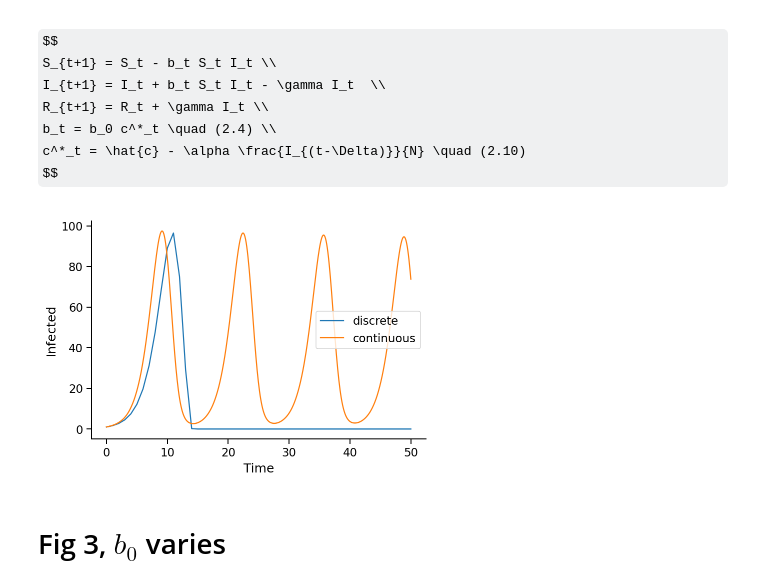
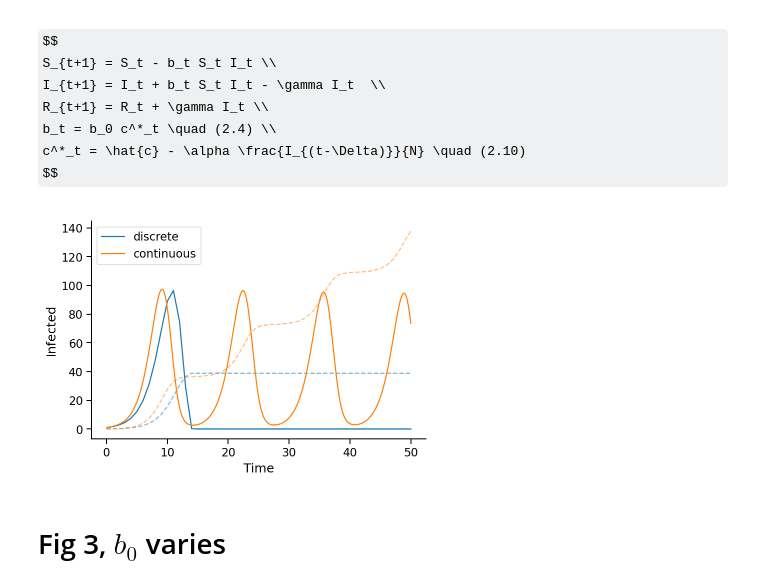
Before and after one commit to yoavram/SanJose, a Jupyter notebook: notebooks/model-SIR.ipynb, the cells around one changed output. Cells and saved outputs as stored; diff of their text form; code cells hidden in the pictures; some formulas as TeX source.

Commit message:
follow R and annotate R[-1] on plot

```diff
--- a/notebooks/model-SIR.ipynb
+++ b/notebooks/model-SIR.ipynb
@@ -81,40 +84,45 @@ def f(St, It, IΔ, N, b0, γ, c_hat, α1, α2, min0=False, maxN=False):
         St1[St1 > N] = N
         It1[It1 > N] = N
     return St1, It1
 
 def det_dis_simulation(I0, N, b0, γ, c_hat, α1, α2, Δ, tmax=500, min0=False, maxN=False):
     S = np.zeros(tmax+1)
     S[0] = N - I0
     I = np.zeros(tmax+1)
     I[0] = I0
     for t in range(tmax):
         IΔ = I[t-Δ] if t >= Δ else I0
         S[t+1], I[t+1] = f(S[t], I[t], IΔ, N, b0, γ, c_hat, α1, α2, min0, maxN)
-    return I
+    R = N - (S + I)
+    return I, R
 
 def dde(SI, t, N, b0, γ, c_hat, α1, α2, Δ):
     S, I = SI(t)
     _, IΔ = SI(t-Δ)
     S_, I_ = f(S, I, IΔ, N, b0, γ, c_hat, α1, α2)
     return np.array([S_ - S, I_ - I])
 
 def det_cont_simulation(I0, N, b0, γ, c_hat, α1, α2, Δ, tmax=500, npts=10):
     g = lambda t: np.array([N-I0, I0])
     t = np.linspace(0, tmax, tmax * npts)
     SI = ddeint(dde, g, t, fargs=(N, b0, γ, c_hat, α1, α2, Δ))
-    return t, SI[:,1]
+    S, I = SI[:, 0], SI[:, 1]
+    R = N - (S + I)
+    return t, I, R
 
 
-I = det_dis_simulation(I0, N, b0, γ, c_hat, α1, α2, Δ, tmax=50, min0=True, maxN=True)
-plt.plot(I, label='discrete')
-t, I = det_cont_simulation(I0, N, b0, γ, c_hat, α1, α2, Δ, tmax=50, npts=10)
-plt.plot(t, I, label='continuous')
+I, R_ = det_dis_simulation(I0, N, b0, γ, c_hat, α1, α2, Δ, tmax=50, min0=True, maxN=True)
+color = plt.plot(I, label='discrete')[0].get_color()
+plt.plot(R_, ls='--', alpha=0.5, color=color)
+t, I, R = det_cont_simulation(I0, N, b0, γ, c_hat, α1, α2, Δ, tmax=50, npts=10)
+color = plt.plot(t, I, label='continuous')[0].get_color()
+plt.plot(t, R, ls='--', alpha=0.5, color=color)
 plt.xlabel('Time')
 plt.ylabel('Infected')
 plt.legend()
 sns.despine()
 # %% [output]
-[figure, old version]
+[figure, new version]
 # %% [markdown]
 # Fig 3, $b_0$ varies
 # %%
```
Also changed, not shown: parts of 5 cells of this notebook.
